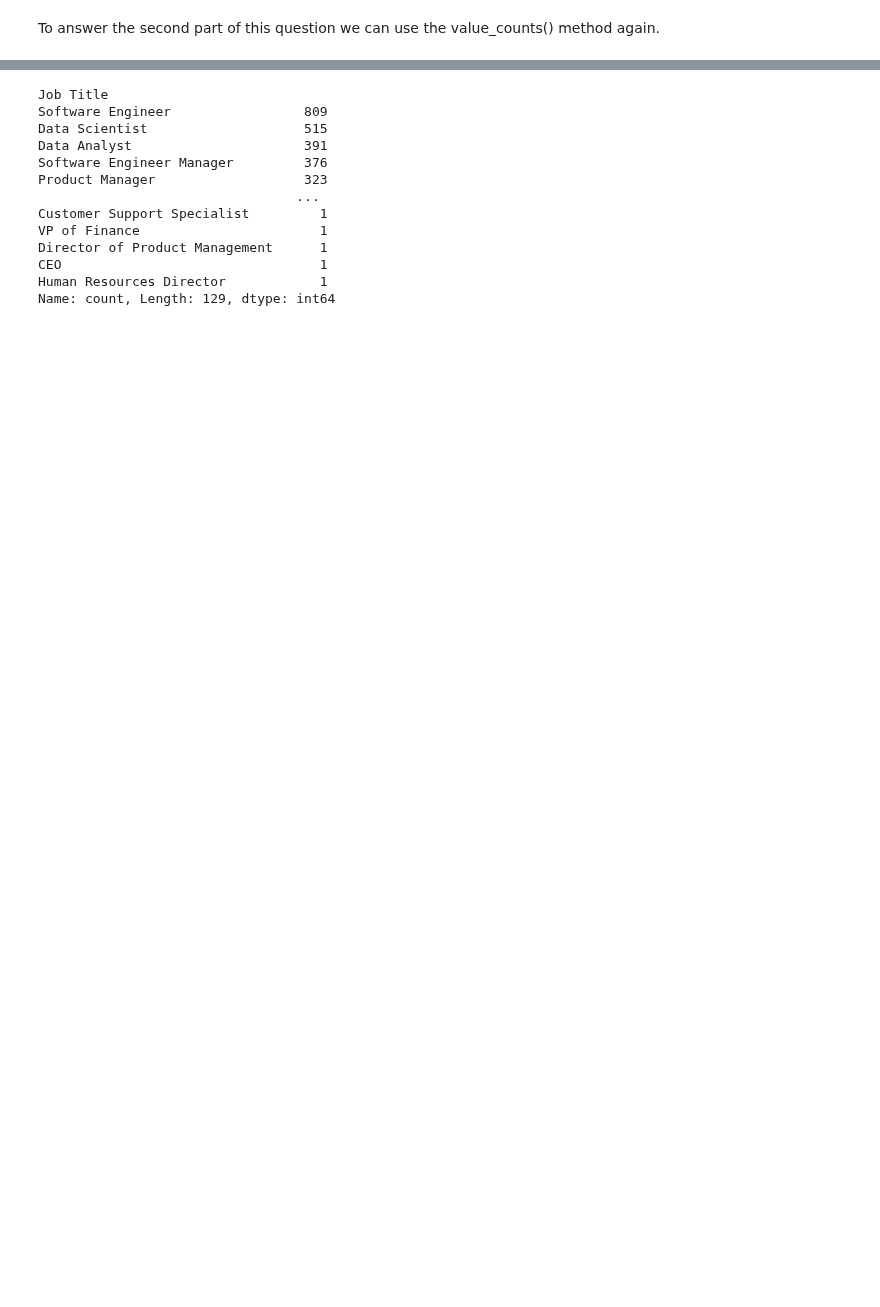
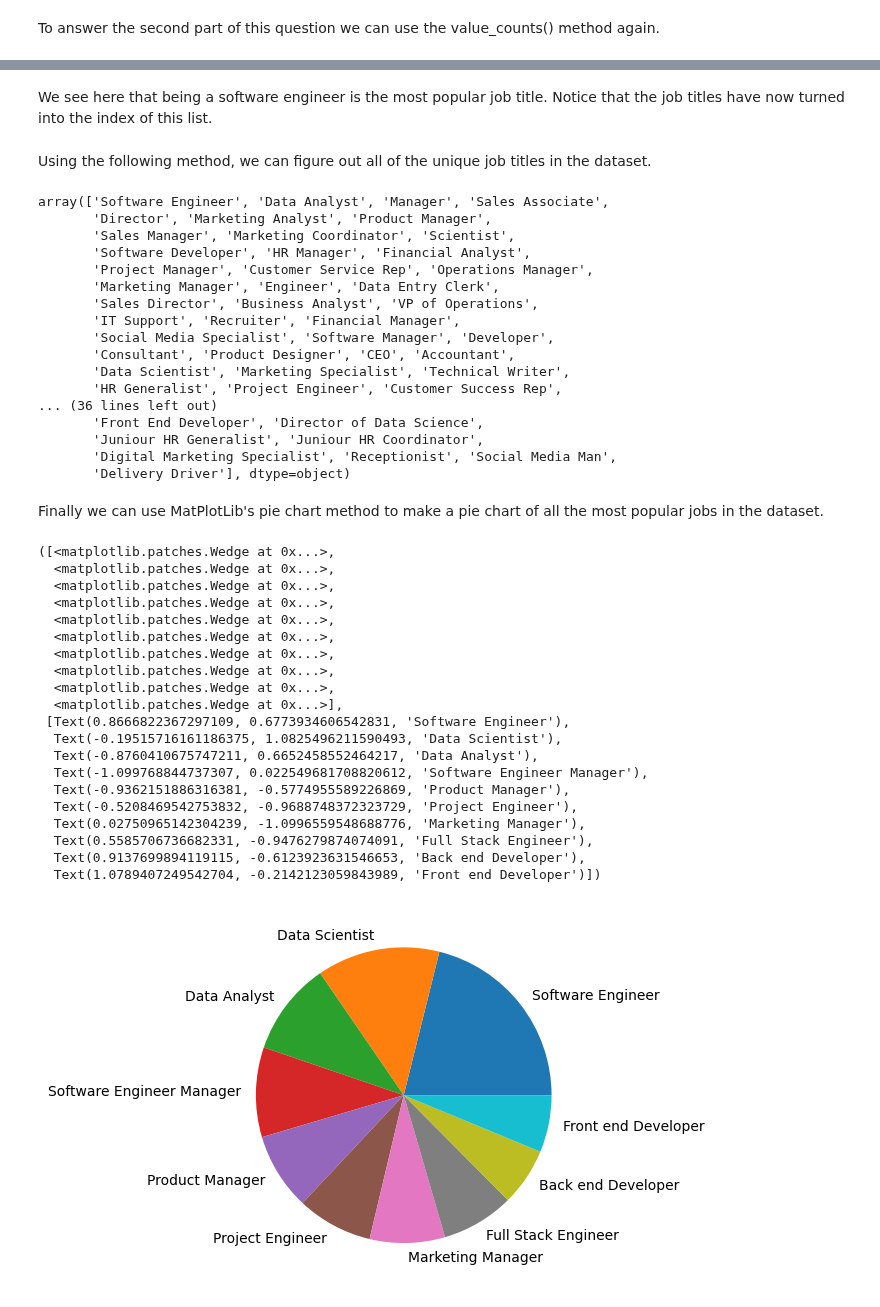
Before and after one commit to AbhijayPaul/HackTheHood-Final, a Jupyter notebook: HtHFinal.ipynb, the cells around one changed output, grey strips where cells are left out. Saved outputs shown, nothing was run; the diff lists cells and outputs as text; code cells hidden in the pictures; blank space fills up the shorter version.

```diff
--- a/HtHFinal.ipynb
+++ b/HtHFinal.ipynb
@@ -114,2 +114,5 @@ seaborn.histplot(data = sortedSalary)
 # %% [markdown]
 To answer the second part of this question we can use the value_counts() method again.
+# %%
+sortedJobTitles = salaryData["Job Title"].value_counts().head(10)
+sortedJobTitles
@@ -116,16 +132,51 @@ To answer the second part of this question we can use the value_counts() method
+# %% [markdown]
+We see here that being a software engineer is the most popular job title.
+Notice that the job titles have now turned into the index of this list.
+# %% [markdown]
+Using the following method, we can figure out all of the unique job titles in the dataset.
 # %%
-salaryData["Job Title"].value_counts()
+salaryData["Job Title"].unique()
 # %% [output]
-Job Title
-Software Engineer                 809
-Data Scientist                    515
-Data Analyst                      391
-Software Engineer Manager         376
-Product Manager                   323
-                                 ...
-Customer Support Specialist         1
-VP of Finance                       1
-Director of Product Management      1
-CEO                                 1
-Human Resources Director            1
-Name: count, Length: 129, dtype: int64
+array(['Software Engineer', 'Data Analyst', 'Manager', 'Sales Associate',
+       'Director', 'Marketing Analyst', 'Product Manager',
+       'Sales Manager', 'Marketing Coordinator', 'Scientist',
+       'Software Developer', 'HR Manager', 'Financial Analyst',
+       'Project Manager', 'Customer Service Rep', 'Operations Manager',
+       'Marketing Manager', 'Engineer', 'Data Entry Clerk',
+       'Sales Director', 'Business Analyst', 'VP of Operations',
+       'IT Support', 'Recruiter', 'Financial Manager',
+       'Social Media Specialist', 'Software Manager', 'Developer',
+       'Consultant', 'Product Designer', 'CEO', 'Accountant',
+       'Data Scientist', 'Marketing Specialist', 'Technical Writer',
+       'HR Generalist', 'Project Engineer', 'Customer Success Rep',
+... (36 lines left out)
+       'Front End Developer', 'Director of Data Science',
+       'Juniour HR Generalist', 'Juniour HR Coordinator',
+       'Digital Marketing Specialist', 'Receptionist', 'Social Media Man',
+       'Delivery Driver'], dtype=object)
+# %% [markdown]
+Finally we can use MatPlotLib's pie chart method to make a pie chart of all the most popular jobs in the dataset.
+# %%
+plt.pie(sortedJobTitles, labels=sortedJobTitles.index)
+# %% [output]
+([<matplotlib.patches.Wedge at 0x...>,
+  <matplotlib.patches.Wedge at 0x...>,
+  <matplotlib.patches.Wedge at 0x...>,
+  <matplotlib.patches.Wedge at 0x...>,
+  <matplotlib.patches.Wedge at 0x...>,
+  <matplotlib.patches.Wedge at 0x...>,
+  <matplotlib.patches.Wedge at 0x...>,
+  <matplotlib.patches.Wedge at 0x...>,
+  <matplotlib.patches.Wedge at 0x...>,
+  <matplotlib.patches.Wedge at 0x...>],
+ [Text(0.8666822367297109, 0.6773934606542831, 'Software Engineer'),
+  Text(-0.19515716161186375, 1.0825496211590493, 'Data Scientist'),
+  Text(-0.8760410675747211, 0.6652458552464217, 'Data Analyst'),
+  Text(-1.099768844737307, 0.022549681708820612, 'Software Engineer Manager'),
+  Text(-0.9362151886316381, -0.5774955589226869, 'Product Manager'),
+  Text(-0.5208469542753832, -0.9688748372323729, 'Project Engineer'),
+  Text(0.02750965142304239, -1.0996559548688776, 'Marketing Manager'),
+  Text(0.5585706736682331, -0.9476279874074091, 'Full Stack Engineer'),
+  Text(0.9137699894119115, -0.6123923631546653, 'Back end Developer'),
+  Text(1.0789407249542704, -0.2142123059843989, 'Front end Developer')])
+[figure, added]
```
Also changed, not shown: parts of 2 cells of this notebook.
